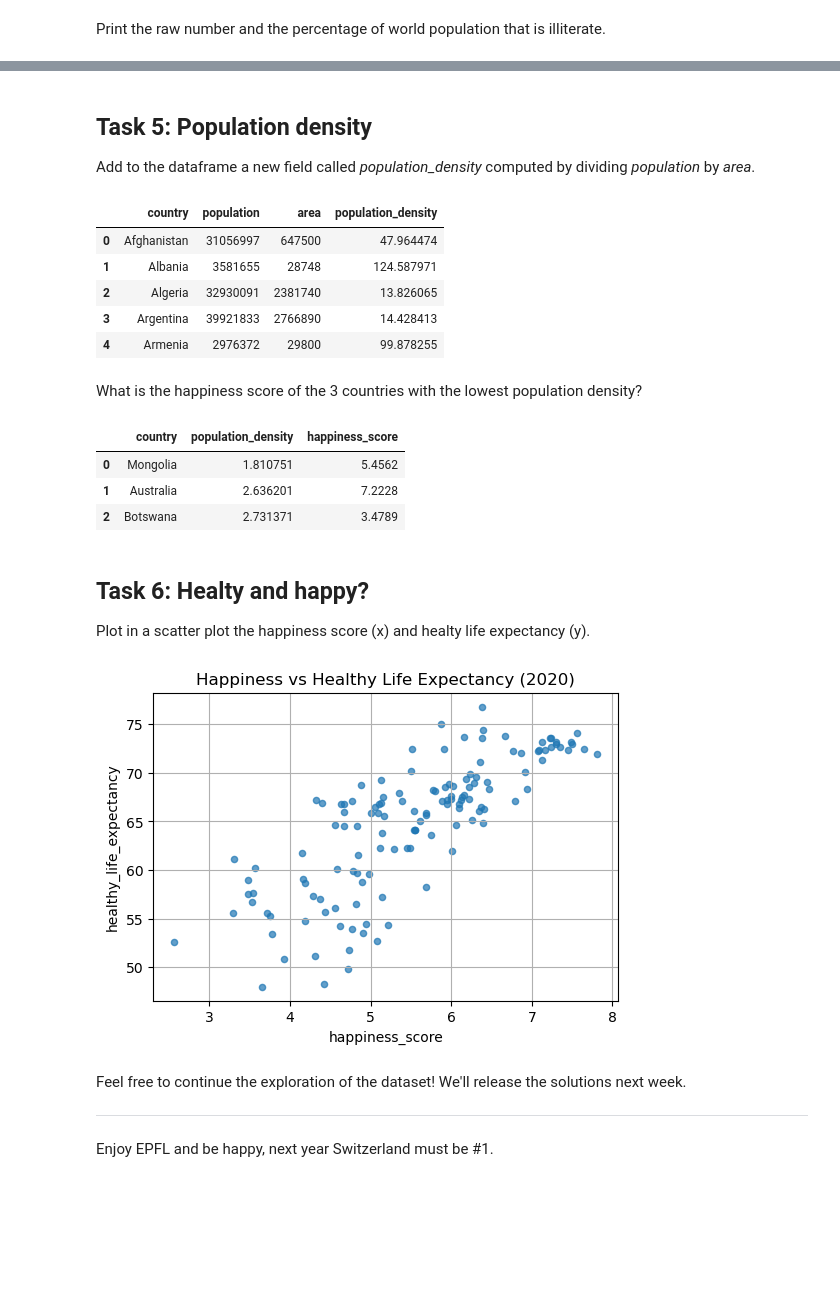
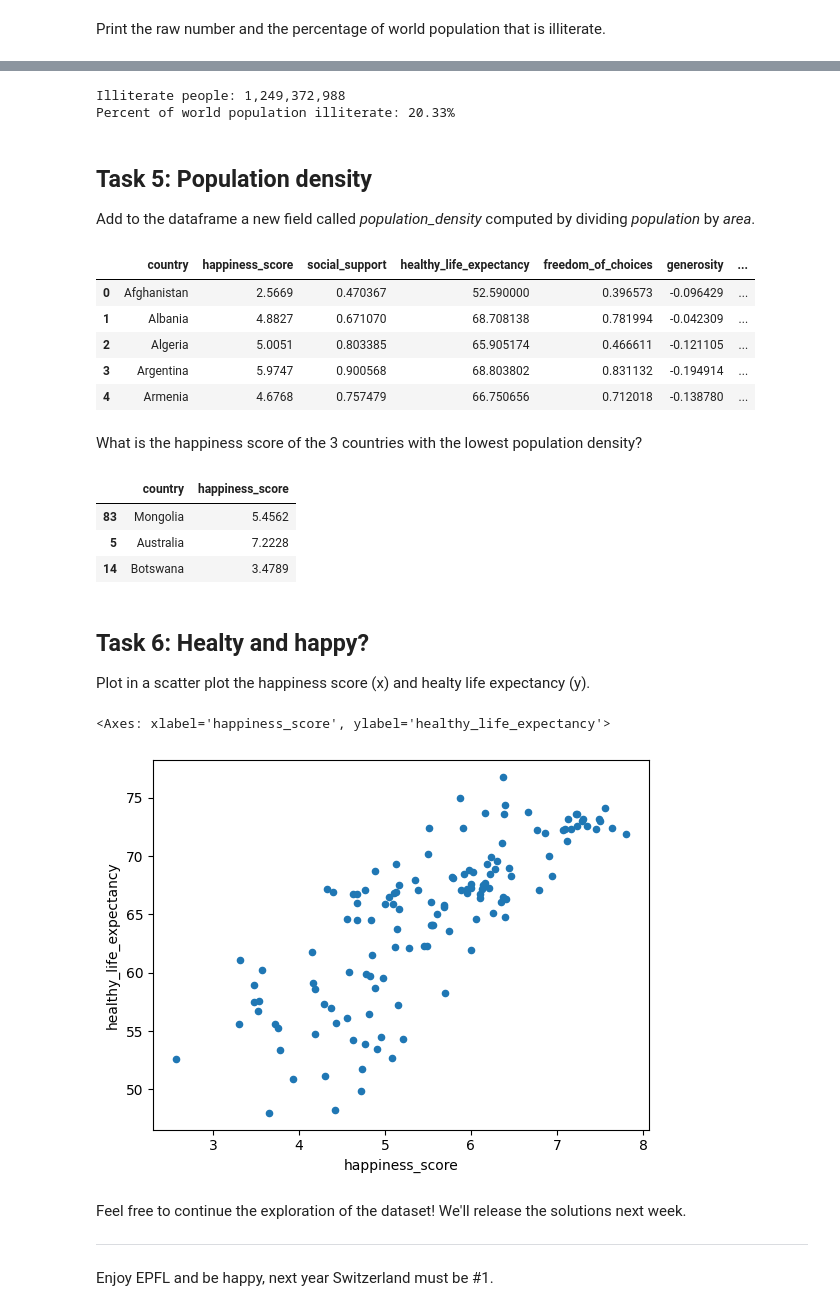
Before and after one commit to epfl-ada/2025, a Jupyter notebook: Exercises/01 - Handling data/Happiness.ipynb, the cells around one changed output, grey strips where cells are left out. Cells and saved outputs as stored; diff of their text form; code cells hidden in the pictures; blank space fills up the shorter version.

```diff
--- a/Exercises/01 - Handling data/Happiness.ipynb
+++ b/Exercises/01 - Handling data/Happiness.ipynb
@@ -217,48 +178,46 @@ Illiterate people (%): 20.35%
+# %%
+cf = country_features.copy()
+
+illiterate_people = (cf["population"] * (1 - cf["literacy"] / 100)).sum()
+illiterate_pct = illiterate_people / cf["population"].sum()
+
+print(f"Illiterate people: {illiterate_people:,.0f}")
+print(f"Percent of world population illiterate: {illiterate_pct:.2%}")
+# %% [output]
+Illiterate people: 1,249,372,988
+Percent of world population illiterate: 20.33%
 # %% [markdown]
 ## Task 5: Population density
 
 Add to the dataframe a new field called *population_density* computed by dividing *population* by *area*.
 # %%
-# Add population density
-country_features['population_density'] = country_features['population'] / country_features['area']
-display(country_features[['country', 'population', 'area', 'population_density']].head())
+country_features["population_density"] = country_features["population"]/country_features["area"]
+country_features.head()
 # %% [output]
-|  | country | population | area | population_density |
-| 0 | Afghanistan | 31056997 | 647500 | 47.964474 |
-| 1 | Albania | 3581655 | 28748 | 124.587971 |
-| 2 | Algeria | 32930091 | 2381740 | 13.826065 |
-| 3 | Argentina | 39921833 | 2766890 | 14.428413 |
-| 4 | Armenia | 2976372 | 29800 | 99.878255 |
+|  | country | happiness_score | social_support | healthy_life_expectancy | freedom_of_choices | generosity | ... |
+| 0 | Afghanistan | 2.5669 | 0.470367 | 52.590000 | 0.396573 | -0.096429 | ... |
+| 1 | Albania | 4.8827 | 0.671070 | 68.708138 | 0.781994 | -0.042309 | ... |
+| 2 | Algeria | 5.0051 | 0.803385 | 65.905174 | 0.466611 | -0.121105 | ... |
+| 3 | Argentina | 5.9747 | 0.900568 | 68.803802 | 0.831132 | -0.194914 | ... |
+| 4 | Armenia | 4.6768 | 0.757479 | 66.750656 | 0.712018 | -0.138780 | ... |
 # %% [markdown]
 What is the happiness score of the 3 countries with the lowest population density?
-# %%
-# Happiness scores of the 3 countries with lowest population density
-_lowest_density = (
-    country_features.sort_values('population_density', ascending=True)[['country', 'population_density', 'happiness_score']]
-    .head(3)
-    .reset_index(drop=True)
-)
-display(_lowest_density)
-# %% [output]
-|  | country | population_density | happiness_score |
-| 0 | Mongolia | 1.810751 | 5.4562 |
-| 1 | Australia | 2.636201 | 7.2228 |
-| 2 | Botswana | 2.731371 | 3.4789 |
+# %%
+country_features.sort_values("population_density", ascending=True)[['country', 'happiness_score']].head(3)
+# %% [output]
+|  | country | happiness_score |
+| 83 | Mongolia | 5.4562 |
+| 5 | Australia | 7.2228 |
+| 14 | Botswana | 3.4789 |
 # %% [markdown]
 ## Task 6: Healty and happy?
 
 Plot in a scatter plot the happiness score (x) and healty life expectancy (y).
-# %%
-# Scatter: happiness vs healthy life expectancy
-import matplotlib.pyplot as plt
-ax = happiness.plot.scatter(
-    x='happiness_score', y='healthy_life_expectancy', alpha=0.7,
-    grid=True, figsize=(6, 4),
-    title='Happiness vs Healthy Life Expectancy (2020)'
-)
-plt.show()
-# %% [output]
-[figure, removed]
+# %%
+country_features.plot(x="happiness_score", y="healthy_life_expectancy", kind="scatter")
+# %% [output]
+<Axes: xlabel='happiness_score', ylabel='healthy_life_expectancy'>
+[figure, added]
 # %% [markdown]
 Feel free to continue the exploration of the dataset! We'll release the solutions next week.
 
```
Also changed, not shown: parts of 20 cells of this notebook, 2 other files.
